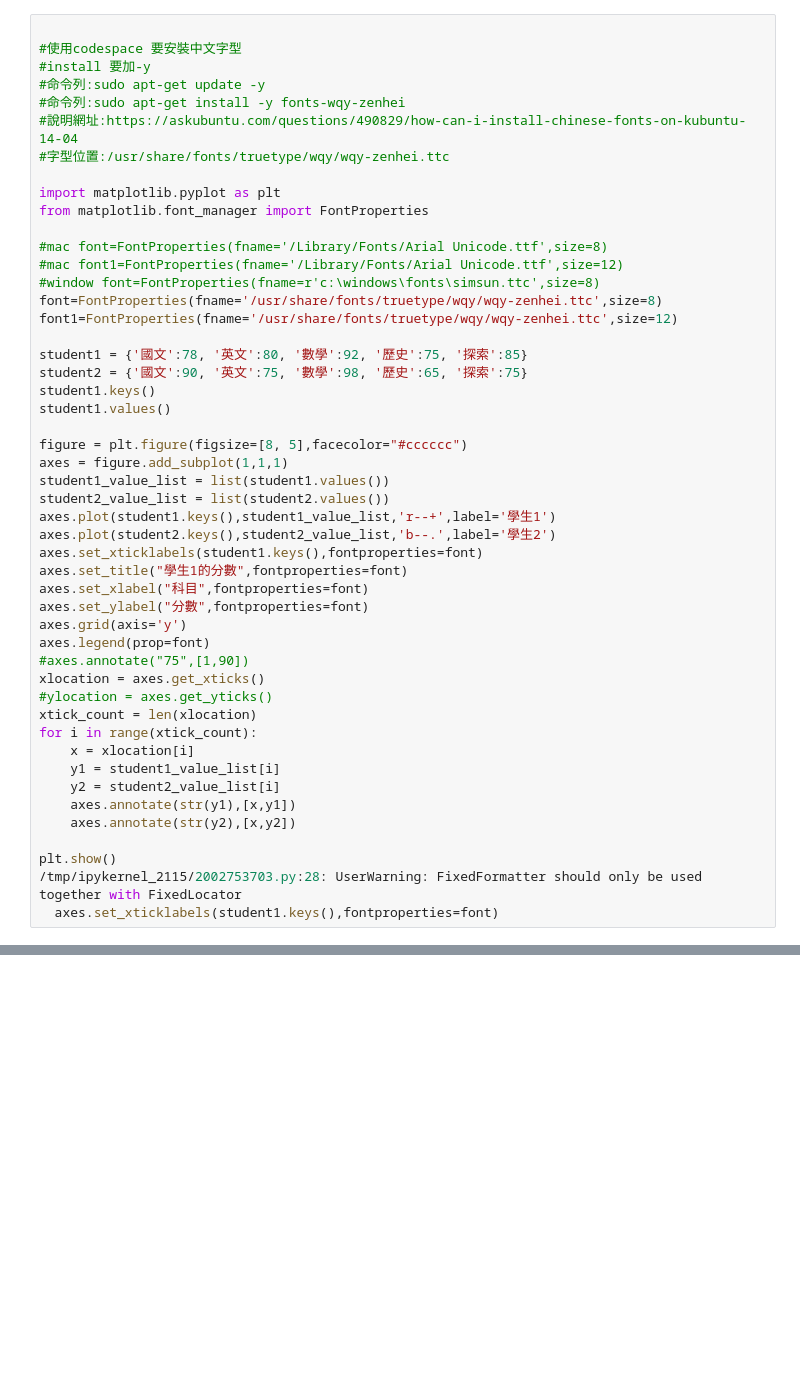
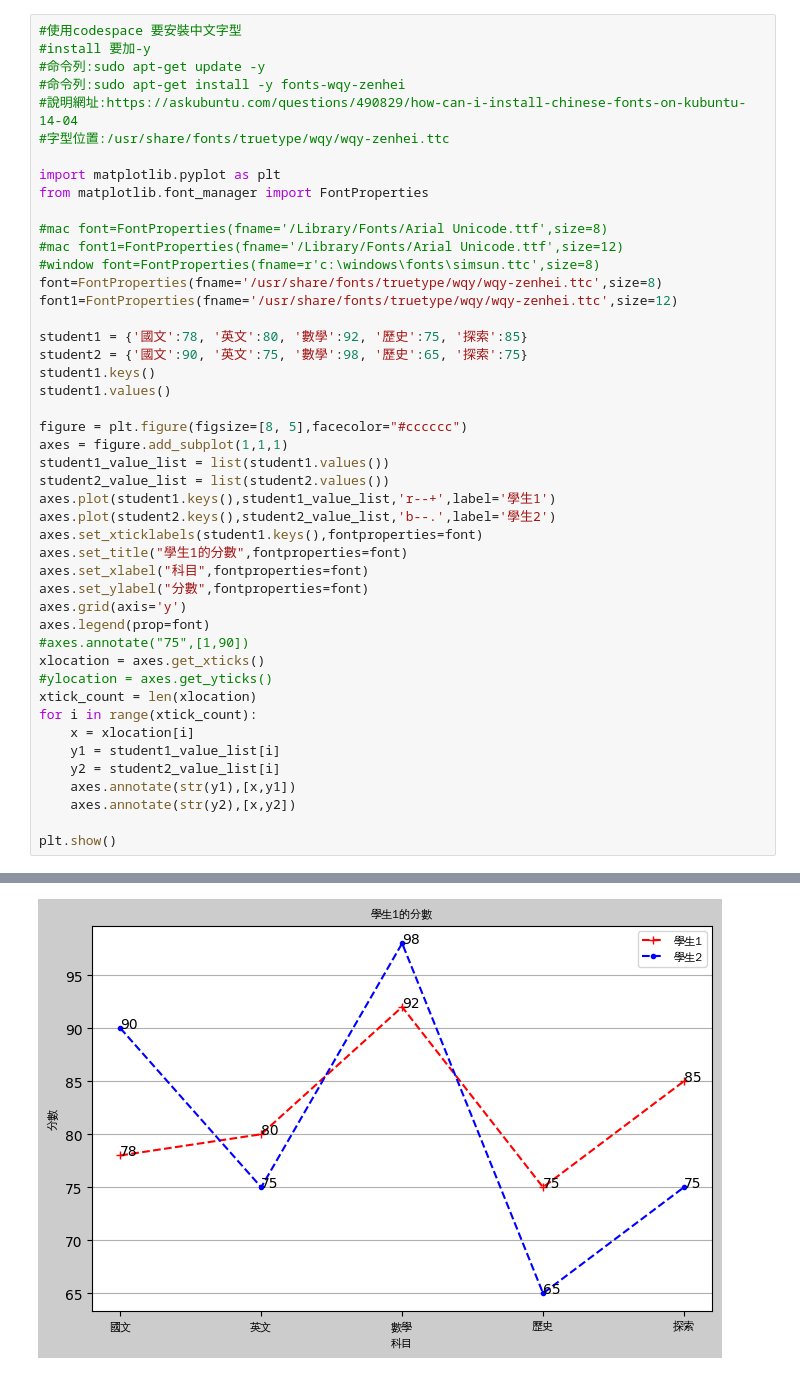
Before and after one commit to Yufonglin/2023_07_25_2_4, a Jupyter notebook: lesson15_1.ipynb, the cells around one changed output, grey strips where cells are left out. Cells and saved outputs as stored; diff of their text form; blank space fills up the shorter version.

```diff
--- a/lesson15_1.ipynb
+++ b/lesson15_1.ipynb
@@ -1,5 +1,4 @@
 # %%
-
 #使用codespace 要安裝中文字型
 #install 要加-y
 #命令列:sudo apt-get update -y
@@ -45,6 +44,4 @@ for i in range(xtick_count):
     axes.annotate(str(y2),[x,y2])
 
 plt.show()
-/tmp/ipykernel_2115/2002753703.py:28: UserWarning: FixedFormatter should only be used together with FixedLocator
-  axes.set_xticklabels(student1.keys(),fontproperties=font)
 # %% [output]
@@ -51,0 +48 @@ SyntaxError: invalid decimal literal (1923952693.py, line 46)
+[figure, added]
```
Also changed, not shown: parts of 1 cell of this notebook, 1 other file.
